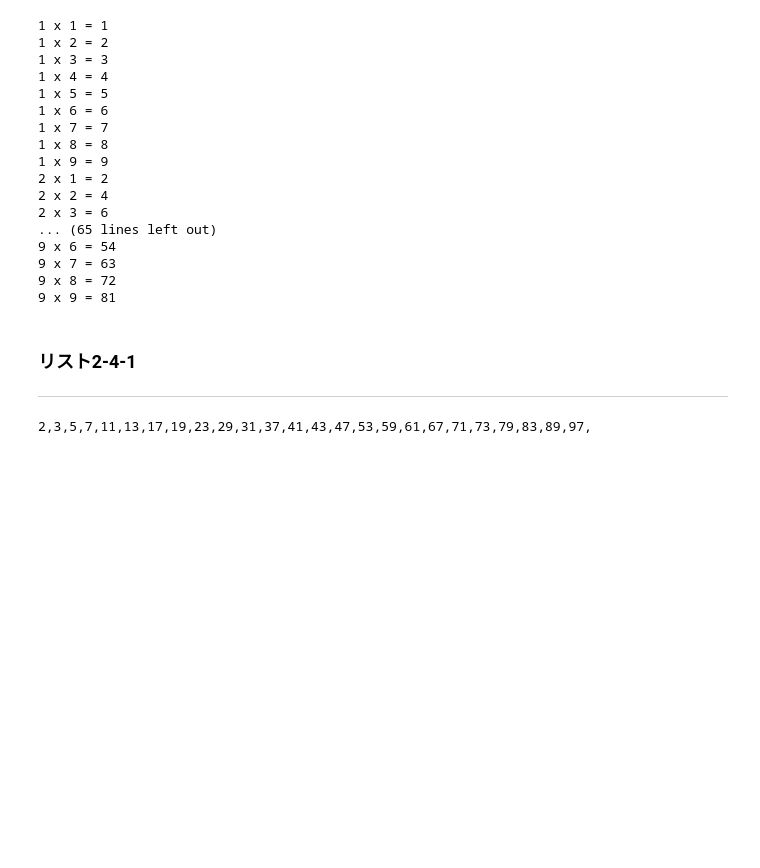
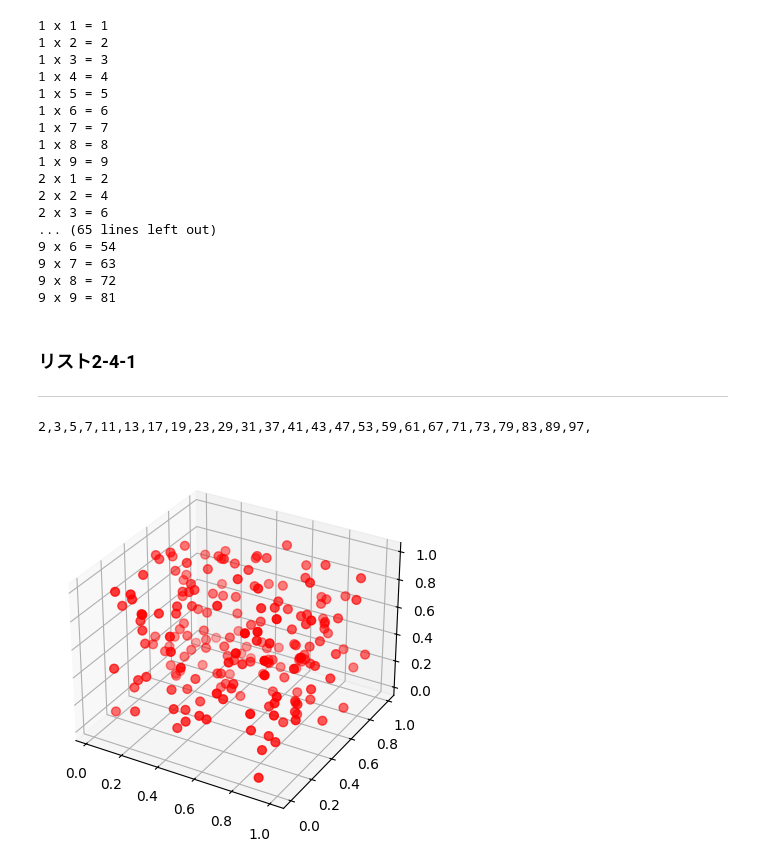
Before and after one commit to yan-3121/algorithm, a Jupyter notebook: algorithm.ipynb, the cells around one changed output. Cells and saved outputs as stored; diff of their text form; code cells hidden in the pictures; blank space fills up the shorter version.

```diff
--- a/algorithm.ipynb
+++ b/algorithm.ipynb
@@ -38,3 +38,24 @@ for i in range(2, 101):
         print(i, end=',')
 # %% [output]
 2,3,5,7,11,13,17,19,23,29,31,37,41,43,47,53,59,61,67,71,73,79,83,89,97,
+# %%
+import matplotlib.pyplot as plt
+from mpl_toolkits.mplot3d import Axes3D
+import numpy as np
+
+# 描画エリアの作成
+fig = plt.figure()
+ax = fig.add_subplot(111,projection='3d')
+
+# numpyを使ってXYZの値を設定
+x = np.random.rand(200,1)
+y = np.random.rand(200,1)
+z = np.random.rand(200,1)
+
+# 散布図の作成
+ax.scatter(x,y,z,c="red", marker='o', s=40)
+
+# 描画
+plt.show()
+# %% [output]
+[figure, added]
```
